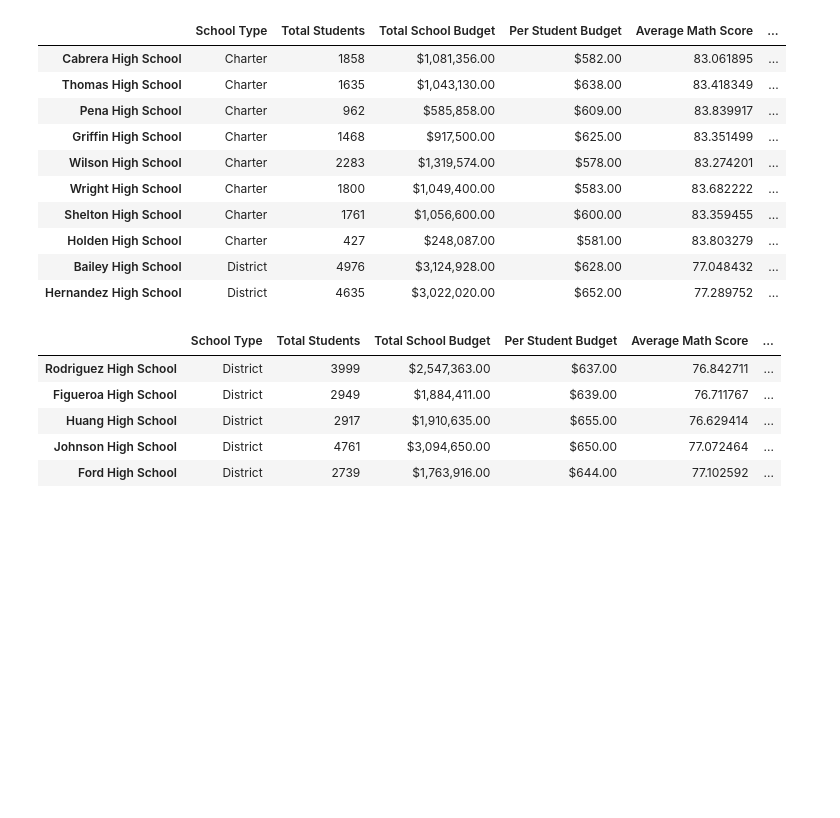
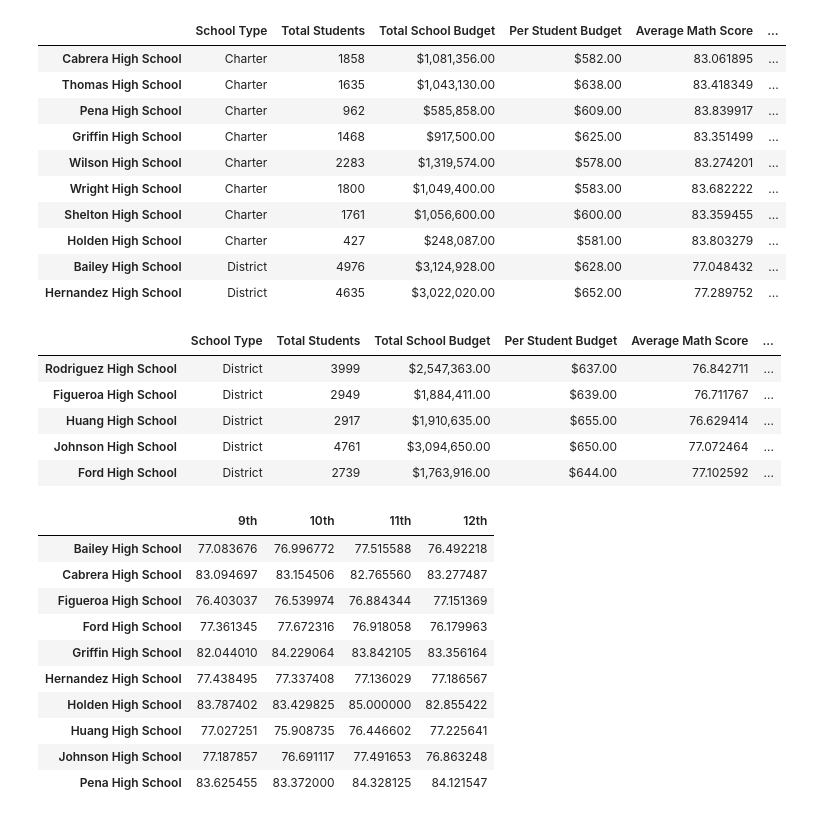
Before and after one commit to utsavchaudharygithub/School_District_Analysis, a Jupyter notebook: PyCitySchools.ipynb, the cells around one changed output. Saved outputs shown, nothing was run; the diff lists cells and outputs as text; code cells hidden in the pictures; blank space fills up the shorter version.

Commit message:
added average math and reading scores by grade

```diff
--- a/PyCitySchools.ipynb
+++ b/PyCitySchools.ipynb
@@ -291,3 +291,37 @@ bottom_schools.head()
 | Huang High School | District | 2917 | $1,910,635.00 | $655.00 | 76.629414 | ... |
 | Johnson High School | District | 4761 | $3,094,650.00 | $650.00 | 77.072464 | ... |
 | Ford High School | District | 2739 | $1,763,916.00 | $644.00 | 77.102592 | ... |
+# %%
+#calculate math scores by grades
+# Calculate the average math score for students of 9th grade at each school
+school_avg_math_9th = school_data_complete[school_data_complete['grade']=='9th'].groupby('school_name')['math_score'].mean()
+# Calculate the average math score for students of 10th grade at each school
+school_avg_math_10th = school_data_complete[school_data_complete['grade']=='10th'].groupby('school_name')['math_score'].mean()
+# Calculate the average math score for students of 11th grade at each school
+school_avg_math_11th = school_data_complete[school_data_complete['grade']=='11th'].groupby('school_name')['math_score'].mean()
+# Calculate the average math score for students of 12th grade at each school
+school_avg_math_12th = school_data_complete[school_data_complete['grade']=='12th'].groupby('school_name')['math_score'].mean()
+
+# Create a dataframe to hold the above results
+grade_math_score={
+    '9th':school_avg_math_9th,
+    '10th':school_avg_math_10th,
+    '11th':school_avg_math_11th,
+    '12th':school_avg_math_12th,
+    }
+
+math_score_by_grade = pd.DataFrame(grade_math_score)
+math_score_by_grade.index.name = None
+math_score_by_grade.head(10)
+# %% [output]
+|  | 9th | 10th | 11th | 12th |
+| Bailey High School | 77.083676 | 76.996772 | 77.515588 | 76.492218 |
+| Cabrera High School | 83.094697 | 83.154506 | 82.765560 | 83.277487 |
+| Figueroa High School | 76.403037 | 76.539974 | 76.884344 | 77.151369 |
+| Ford High School | 77.361345 | 77.672316 | 76.918058 | 76.179963 |
+| Griffin High School | 82.044010 | 84.229064 | 83.842105 | 83.356164 |
+| Hernandez High School | 77.438495 | 77.337408 | 77.136029 | 77.186567 |
+| Holden High School | 83.787402 | 83.429825 | 85.000000 | 82.855422 |
+| Huang High School | 77.027251 | 75.908735 | 76.446602 | 77.225641 |
+| Johnson High School | 77.187857 | 76.691117 | 77.491653 | 76.863248 |
+| Pena High School | 83.625455 | 83.372000 | 84.328125 | 84.121547 |
```
Also changed, not shown: parts of 2 cells of this notebook.
